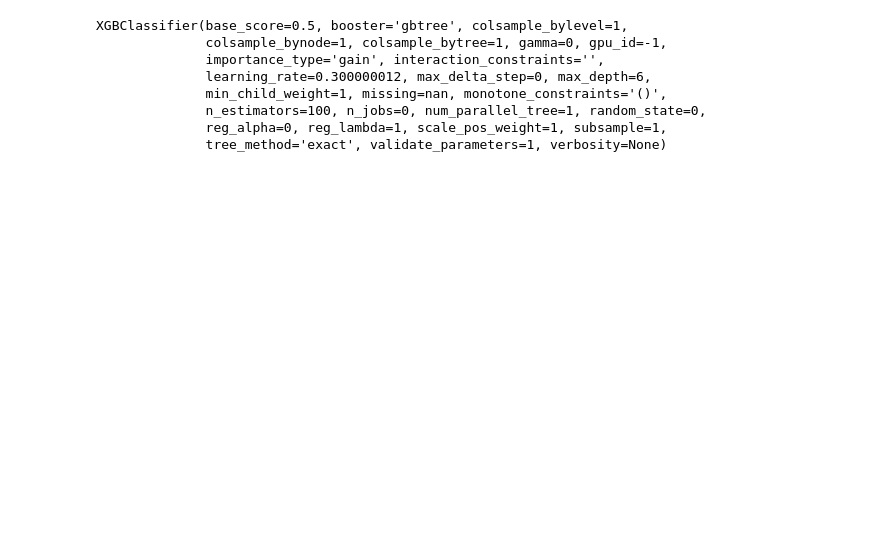
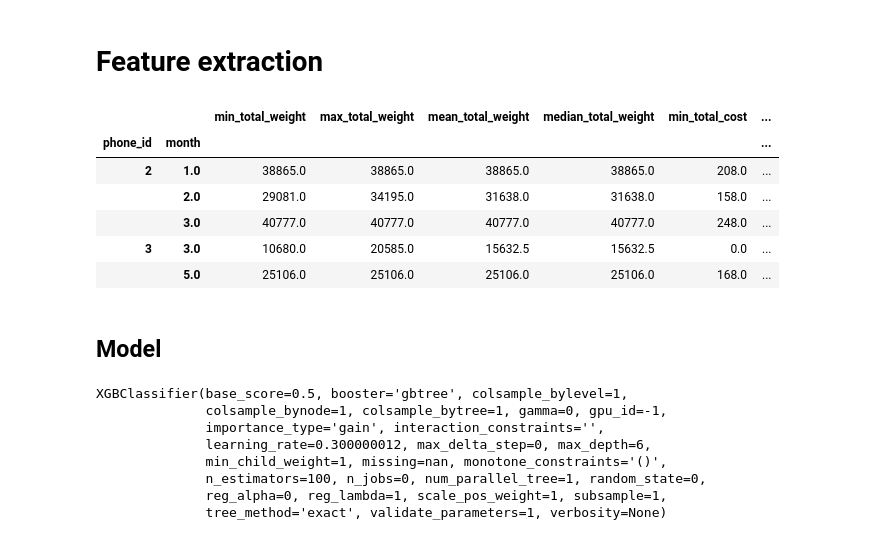
Before and after one commit to Leggerla/sber-churning, a Jupyter notebook: training_example.ipynb, the cells around one changed output. Cells and saved outputs as stored; diff of their text form; code cells hidden in the pictures; blank space fills up the shorter version.

```diff
--- a/training_example.ipynb
+++ b/training_example.ipynb
@@ -24,3 +21,8 @@ The autoreload extension is already loaded. To reload it, use:
+# %%
+addresses = pd.read_csv('./misc/addresses.csv')
+fe = FeatureExtractor()
+# %% [markdown]
+# Feature extraction
 # %%
 train = get_train('./')
 train, holdout = train_test_split(train)
@@ -31 +29,15 @@ features = fe.exract_all()
+# %%
+extra = train.merge(addresses, on='phone_id', how='left')
+orders = fe.collect_orders(extra)
+train_features = fe.exract_all(orders)
+# %%
+train_features.head()
+# %% [output]
+|  |  | min_total_weight | max_total_weight | mean_total_weight | median_total_weight | min_total_cost | ... |
+| phone_id | month |  |  |  |  |  | ... |
+| 2 | 1.0 | 38865.0 | 38865.0 | 38865.0 | 38865.0 | 208.0 | ... |
+|  | 2.0 | 29081.0 | 34195.0 | 31638.0 | 31638.0 | 158.0 | ... |
+|  | 3.0 | 40777.0 | 40777.0 | 40777.0 | 40777.0 | 248.0 | ... |
+| 3 | 3.0 | 10680.0 | 20585.0 | 15632.5 | 15632.5 | 0.0 | ... |
+|  | 5.0 | 25106.0 | 25106.0 | 25106.0 | 25106.0 | 168.0 | ... |
 # %%
@@ -38,3 +50,5 @@ y_train = train_full['target'].values
+# %% [markdown]
+## Model
 # %%
 from sklearn.feature_selection import RFECV
 from sklearn.model_selection import GridSearchCV, StratifiedKFold
```
Also changed, not shown: parts of 28 cells of this notebook, 2 other files.
